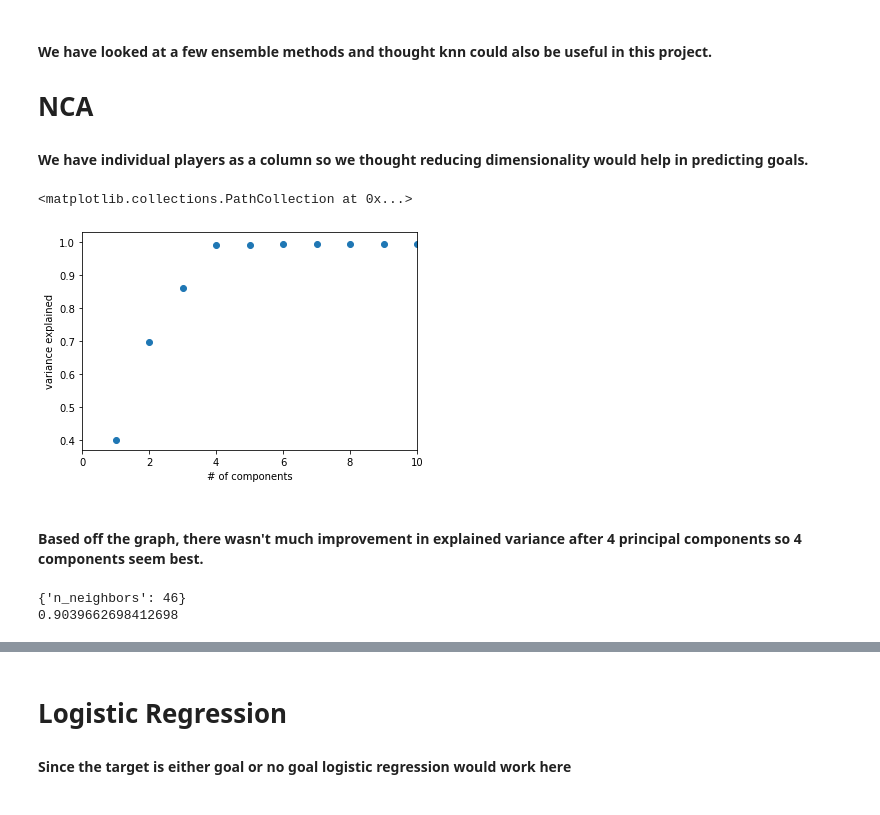
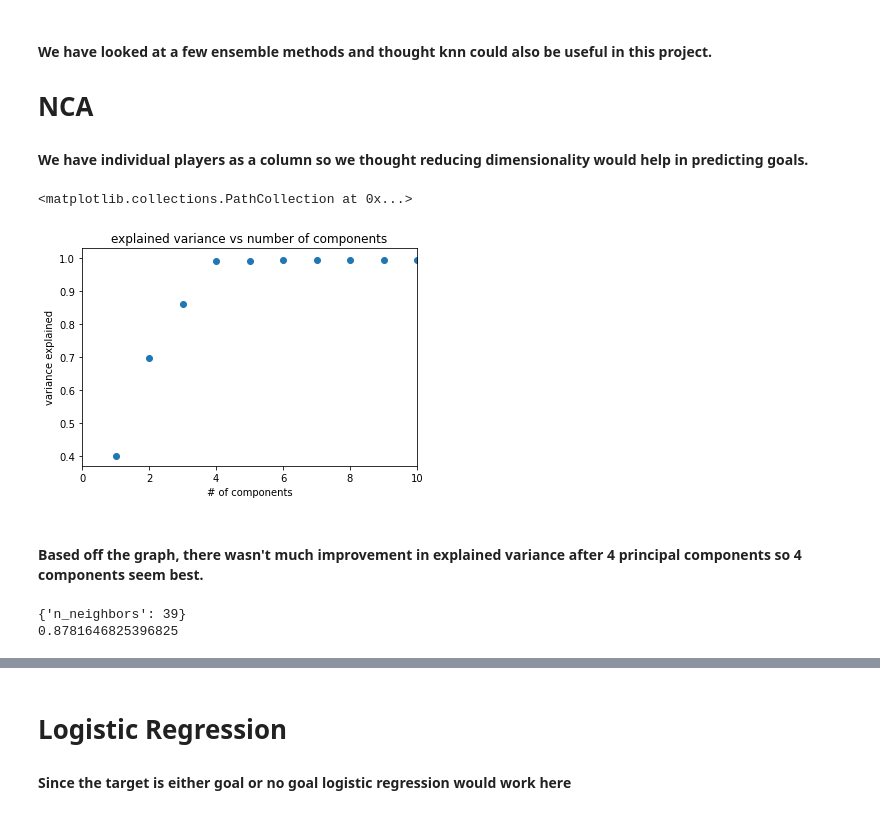
Before and after one commit to ma7thmaster/NewFootballAnalyticsCleaned, a Jupyter notebook: models/model_selection.ipynb, the cells around one changed output, grey strips where cells are left out. Drawn from its saved outputs; the diff is of its cells as text; code cells hidden in the pictures.

Commit message:
model selection added graphs

```diff
--- a/models/model_selection.ipynb
+++ b/models/model_selection.ipynb
@@ -73,4 +63,6 @@ ax.scatter(X,Y,Z)
 # %%
 Rforest = RandomForestClassifier(random_state=42, class_weight='balanced')
 Rforest.get_params().keys()
+Rforest.fit(X_train,y_train)
+Rforest.score(X_test,y_test)*100
 # %% [output]
@@ -130,27 +122,28 @@ plt.show()
 # %%
 #source: https://scikit-learn.org/stable/auto_examples/neighbors/plot_nca_dim_reduction.html#sphx-glr-auto-examples-neighbors-plot-nca-dim-reduction-py
 import numpy as np
 import matplotlib.pyplot as plt
 from sklearn import datasets
 from sklearn.model_selection import train_test_split
 from sklearn.decomposition import PCA
 from sklearn.discriminant_analysis import LinearDiscriminantAnalysis
 from sklearn.neighbors import KNeighborsClassifier, NeighborhoodComponentsAnalysis
 from sklearn.pipeline import make_pipeline
 from sklearn.preprocessing import StandardScaler
 from sklearn.decomposition import PCA
 #Here we looked for the least amount of principal components to explain the most amount of explained variance.
 mod = PCA(n_components=len(X_test.columns))
 mod.fit(X_train,y_train)
 a=mod.explained_variance_ratio_.cumsum() #variance explained
 b=range(1,len(X_test.columns)+1) #num of components
 plt.xlim([0,10])
 plt.xlabel('# of components')
 plt.ylabel('variance explained')
+plt.title('explained variance vs number of components')
 plt.scatter(b,a)
 # %% [output]
 <matplotlib.collections.PathCollection at 0x...>
-[figure, old version]
+[figure, new version]
 # %% [markdown]
 #### Based off the graph, there wasn't much improvement in explained variance after 4 principal components so 4 components seem best.
 # %%
@@ -160,7 +153,7 @@ nca = make_pipeline(
 )
 knn = KNeighborsClassifier()
 
-param_grid = [{'n_neighbors': [43,44,45,46,47]}]
+param_grid = [{'n_neighbors': [35,36,37,38,39]}]
 
 kgs = GridSearchCV(estimator = knn, param_grid=param_grid, cv=10,refit=True,scoring='accuracy')
 
@@ -173,5 +166,5 @@ acc_knn = kgs.score(nca.transform(X_test), y_test)
 print(kgs.best_params_)
 print(kgs.best_score_)
 # %% [output]
-{'n_neighbors': 46}
-0.9039662698412698
+{'n_neighbors': 39}
+0.8781646825396825
```
Also changed, not shown: parts of 3 cells of this notebook.
